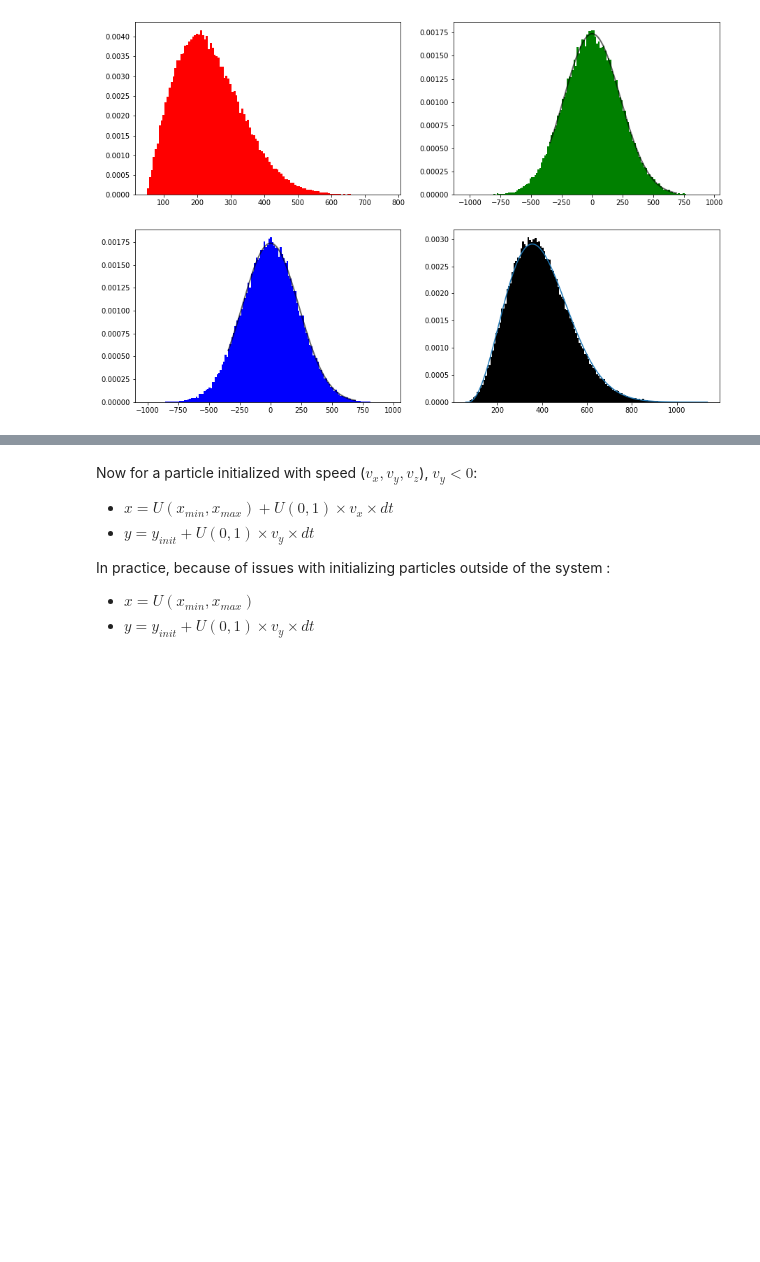
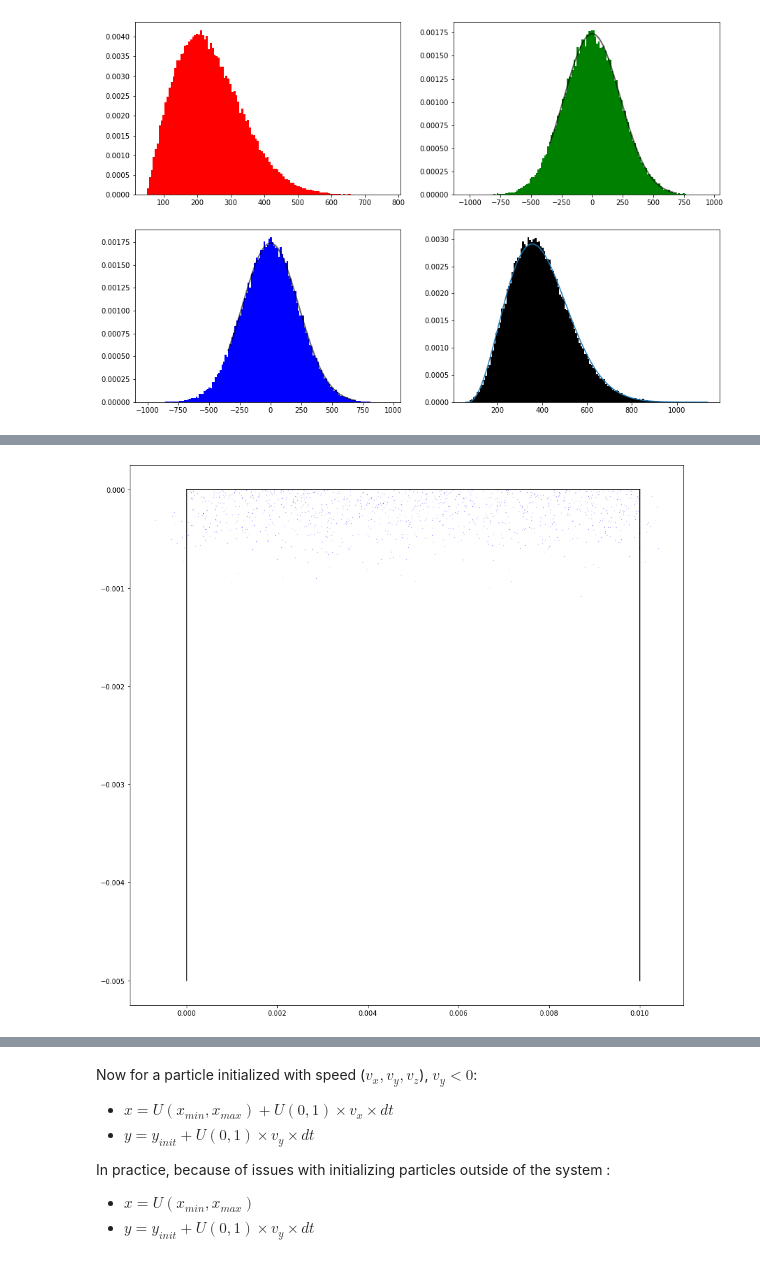
Before and after one commit to PaulCalot/neutralisation-faisceau-ions-negatifs-propulsion-satellite, a Jupyter notebook: tutorial.ipynb, the cells around one changed output, grey strips where cells are left out. Drawn from its saved outputs; the diff is of its cells as text; code cells hidden in the pictures; blank space fills up the shorter version.

```diff
--- a/tutorial.ipynb
+++ b/tutorial.ipynb
@@ -212,0 +296,18 @@ plt.show()
+# %%
+def plot_walls(ax, walls):
+    for wall in walls:
+        if(ax != None):
+            ax.plot([wall[0],wall[2]],[wall[1],wall[3]], color = 'k')
+        else:
+            plt.plot([wall[0],wall[2]],[wall[1],wall[3]], color = 'k')
+
+def plot_system(X,Y, walls, color = 'b'):
+    fig, ax = plt.subplots(figsize = (15,15))
+    plt.scatter(X,Y, s = 0.02, color = color)
+    plot_walls(ax,walls)
+
+
+plot_system(X,Y, walls)
+plt.show()
+# %% [output]
+[figure, added]
```
Also changed, not shown: parts of 12 cells of this notebook, 21 other files.
